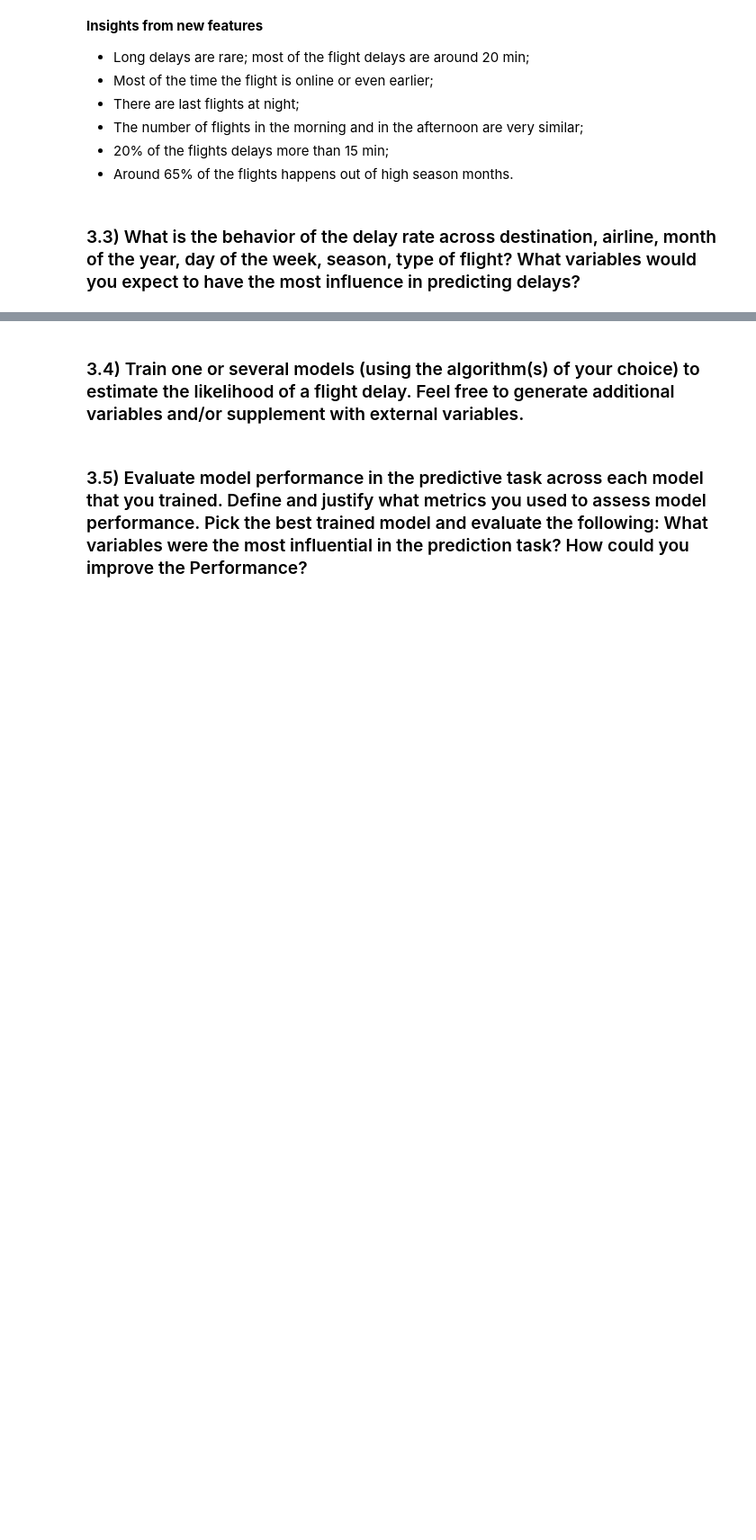
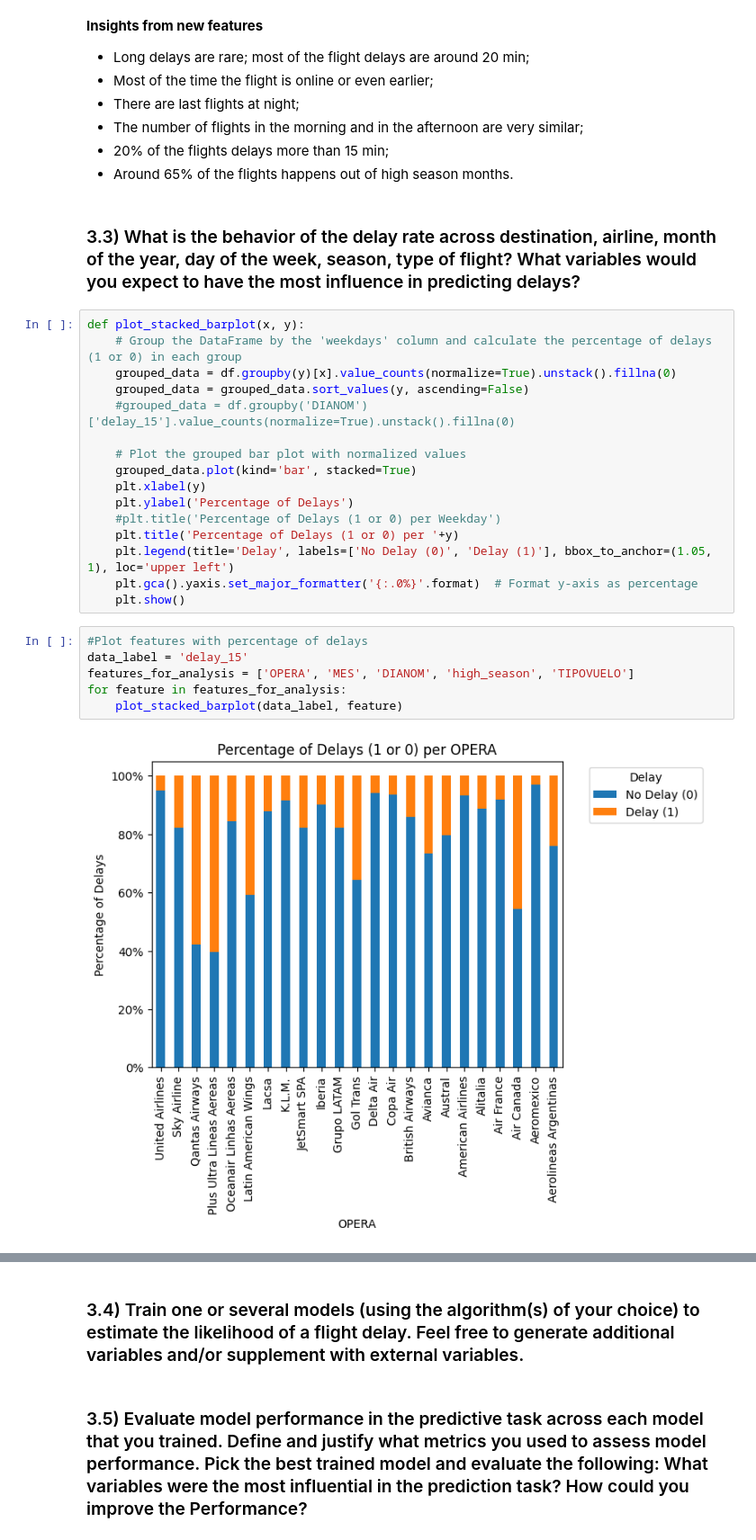
Before and after one commit to jekasores/latam_ds_challenge, a Jupyter notebook: solution.ipynb, the cells around one changed output, grey strips where cells are left out. Shown at 90% size. Drawn from its saved outputs; the diff is of its cells as text; blank space fills up the shorter version.

Commit message:
Adding plots to answer the question 3

```diff
--- a/solution.ipynb
+++ b/solution.ipynb
@@ -453,3 +453,27 @@ df['min_diff'].hist()
 - Around 65% of the flights happens out of high season months.
 # %% [markdown]
 ### 3.3) What is the behavior of the delay rate across destination, airline, month of the year, day of the week, season, type of flight? What variables would you expect to have the most influence in predicting delays?
+# %%
+def plot_stacked_barplot(x, y):
+    # Group the DataFrame by the 'weekdays' column and calculate the percentage of delays (1 or 0) in each group
+    grouped_data = df.groupby(y)[x].value_counts(normalize=True).unstack().fillna(0)
+    grouped_data = grouped_data.sort_values(y, ascending=False)
+    #grouped_data = df.groupby('DIANOM')['delay_15'].value_counts(normalize=True).unstack().fillna(0)
+
+    # Plot the grouped bar plot with normalized values
+    grouped_data.plot(kind='bar', stacked=True)
+    plt.xlabel(y)
+    plt.ylabel('Percentage of Delays')
+    #plt.title('Percentage of Delays (1 or 0) per Weekday')
+    plt.title('Percentage of Delays (1 or 0) per '+y)
+    plt.legend(title='Delay', labels=['No Delay (0)', 'Delay (1)'], bbox_to_anchor=(1.05, 1), loc='upper left')
+    plt.gca().yaxis.set_major_formatter('{:.0%}'.format)  # Format y-axis as percentage
+    plt.show()
+# %%
+#Plot features with percentage of delays
+data_label = 'delay_15'
+features_for_analysis = ['OPERA', 'MES', 'DIANOM', 'high_season', 'TIPOVUELO']
+for feature in features_for_analysis:
+    plot_stacked_barplot(data_label, feature)
+# %% [output]
+[figure, added]
```
Also changed, not shown: parts of 1 cell of this notebook.
